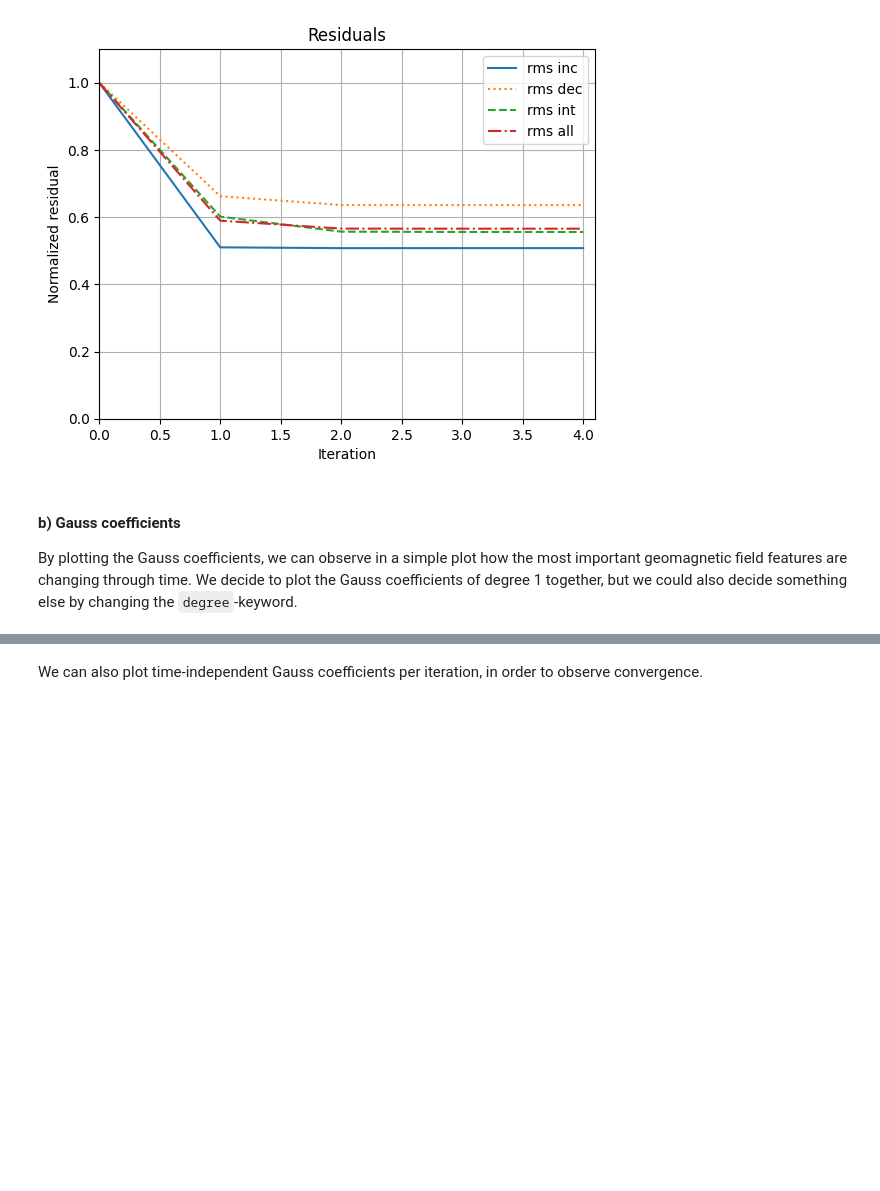
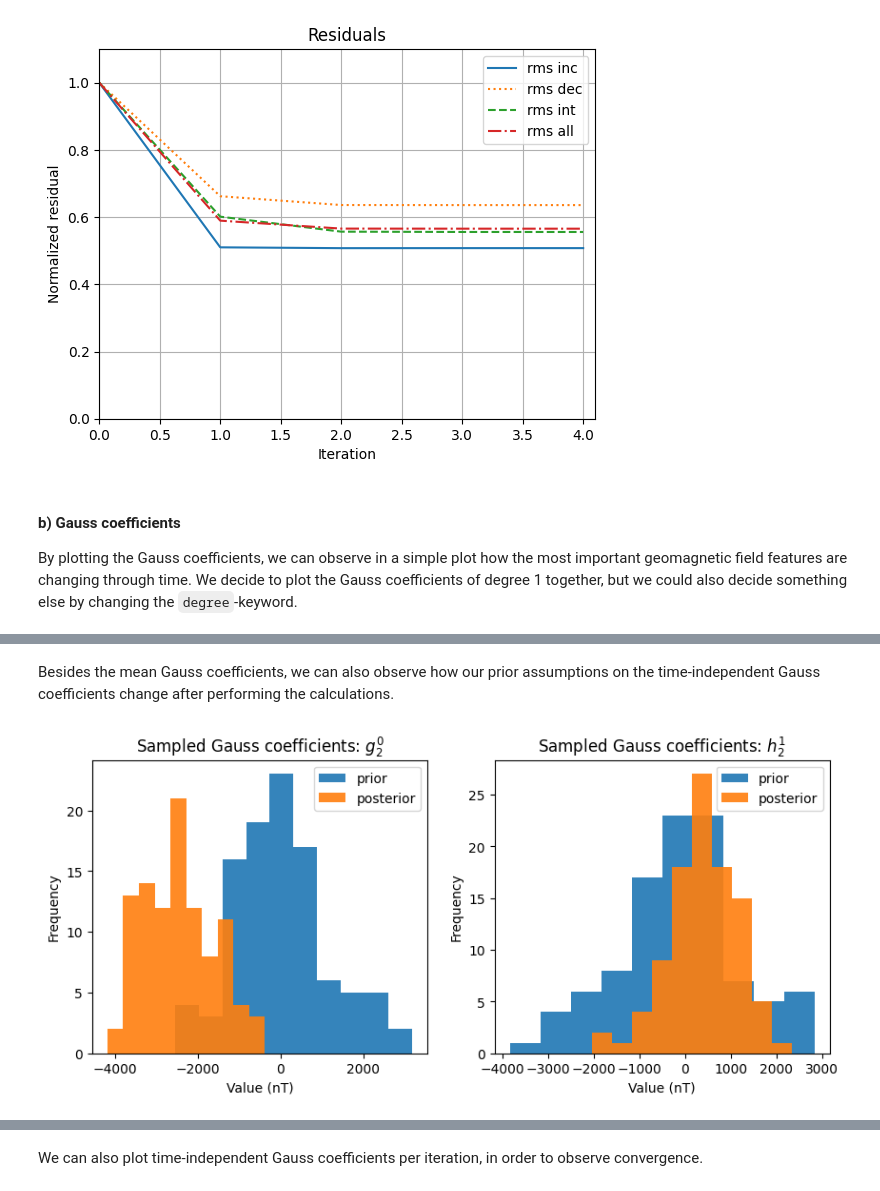
Before and after one commit to outfrenk/pymaginverse, a Jupyter notebook: doc/Tutorial_2_Plotting.ipynb, the cells around one changed output, grey strips where cells are left out. Saved outputs shown, nothing was run; the diff lists cells and outputs as text; code cells hidden in the pictures; blank space fills up the shorter version.

```diff
--- a/doc/Tutorial_2_Plotting.ipynb
+++ b/doc/Tutorial_2_Plotting.ipynb
@@ -98,0 +108,24 @@ plt.show()
+# %% [markdown]
+Besides the mean Gauss coefficients, we can also observe how our prior assumptions on the time-independent Gauss coefficients change after performing the calculations.
+# %%
+# used spline
+spl = 5
+# index of coefficients to plot
+idx = [3, 5]
+labels = gauss_label(idx)
+
+prior = im.sample_prior(1.0e-13, 1.0e-3)
+posterior = im.sample_posterior(1.0e-13, 1.0e-3)
+fig, axes = plt.subplots(1, len(idx), figsize=(5*len(idx), 4))
+if not isinstance(axes, np.ndarray):
+    axes = [axes]
+for i, ax in enumerate(axes):
+    ax.set_title(f'Sampled Gauss coefficients: {labels[i]}')
+    ax.set_ylabel('Frequency')
+    ax.set_xlabel('Value (nT)')
+    ax.hist(prior[spl, idx[i]], label='prior', alpha=0.9)
+    ax.hist(posterior[spl, idx[i]], label='posterior', alpha=0.9)
+    ax.legend()
+plt.show()
+# %% [output]
+[figure, added]
```
Also changed, not shown: parts of 8 cells of this notebook, 3 other files.
